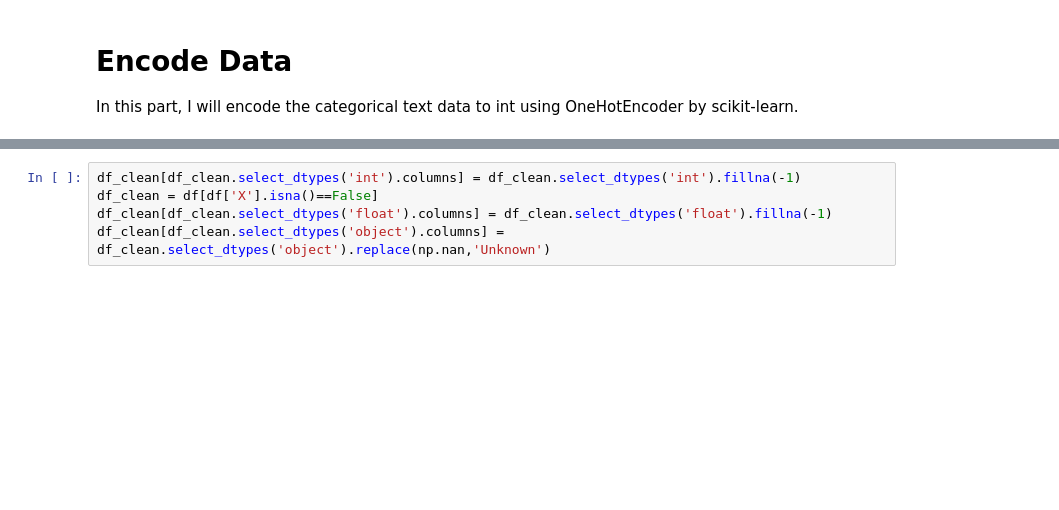
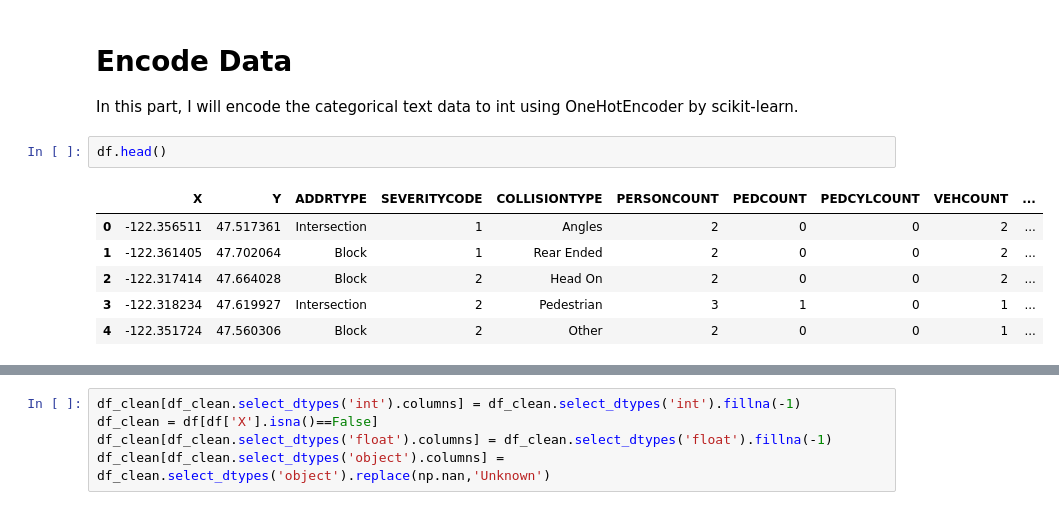
Before and after one commit to mazprimrez/capstoneprojectDS, a Jupyter notebook: Capstone Project.ipynb, the cells around one changed output, grey strips where cells are left out. Cells and saved outputs as stored; diff of their text form; blank space fills up the shorter version.

```diff
--- a/Capstone Project.ipynb
+++ b/Capstone Project.ipynb
@@ -221,3 +200,12 @@ for t in df.select_dtypes(['int','float']):
 # %% [markdown]
 # Encode Data
 In this part, I will encode the categorical text data to int using OneHotEncoder by scikit-learn.
+# %%
+df.head()
+# %% [output]
+|  | X | Y | ADDRTYPE | SEVERITYCODE | COLLISIONTYPE | PERSONCOUNT | PEDCOUNT | PEDCYLCOUNT | VEHCOUNT | ... |
+| 0 | -122.356511 | 47.517361 | Intersection | 1 | Angles | 2 | 0 | 0 | 2 | ... |
+| 1 | -122.361405 | 47.702064 | Block | 1 | Rear Ended | 2 | 0 | 0 | 2 | ... |
+| 2 | -122.317414 | 47.664028 | Block | 2 | Head On | 2 | 0 | 0 | 2 | ... |
+| 3 | -122.318234 | 47.619927 | Intersection | 2 | Pedestrian | 3 | 1 | 0 | 1 | ... |
+| 4 | -122.351724 | 47.560306 | Block | 2 | Other | 2 | 0 | 0 | 1 | ... |
```
Also changed, not shown: parts of 24 cells of this notebook.
